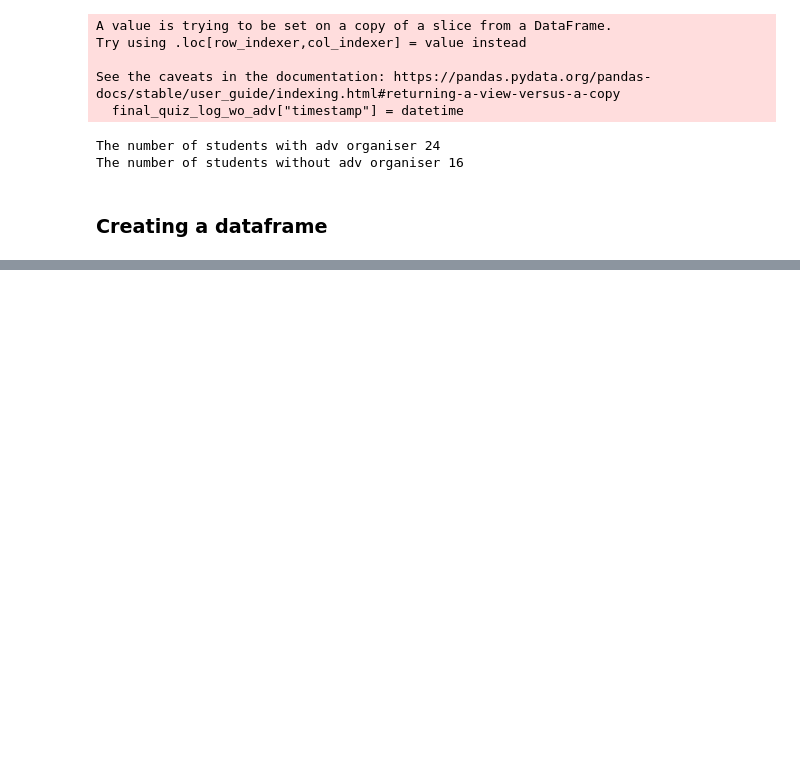
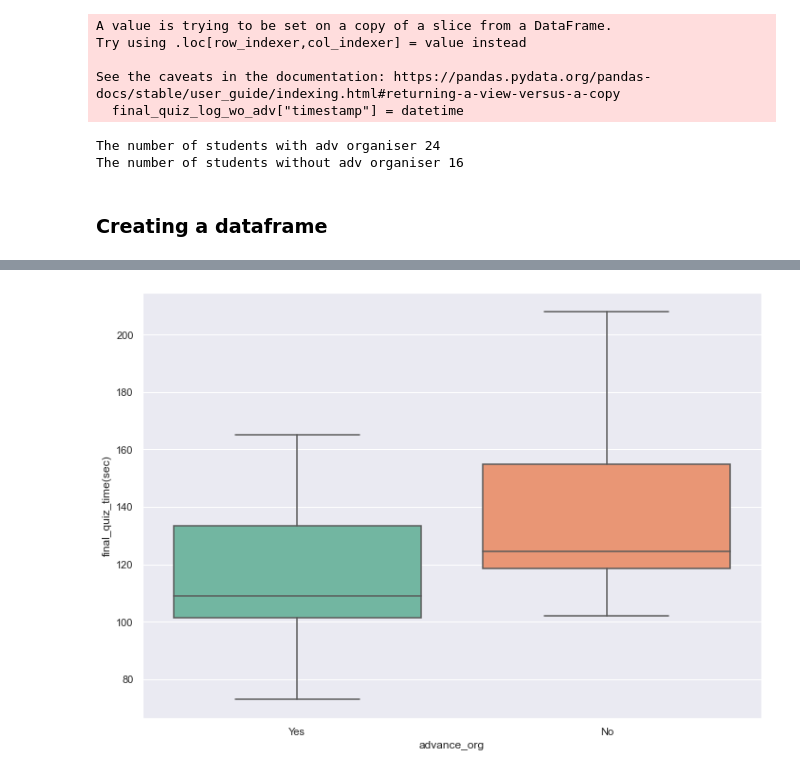
Before and after one commit to ravinitheshreddy/intro_to_cryptography, a Jupyter notebook: dig_edu_analysis.ipynb, the cells around one changed output, grey strips where cells are left out. Cells and saved outputs as stored; diff of their text form; code cells hidden in the pictures; blank space fills up the shorter version.

```diff
--- a/dig_edu_analysis.ipynb
+++ b/dig_edu_analysis.ipynb
@@ -315,0 +324,4 @@ students_df
+# %%
+ax = sns.boxplot(x="advance_org", y="final_quiz_time(sec)", data=students_df, palette="Set2")
+# %% [output]
+[figure, added]
```
Also changed, not shown: parts of 6 cells of this notebook, 2 other files.
